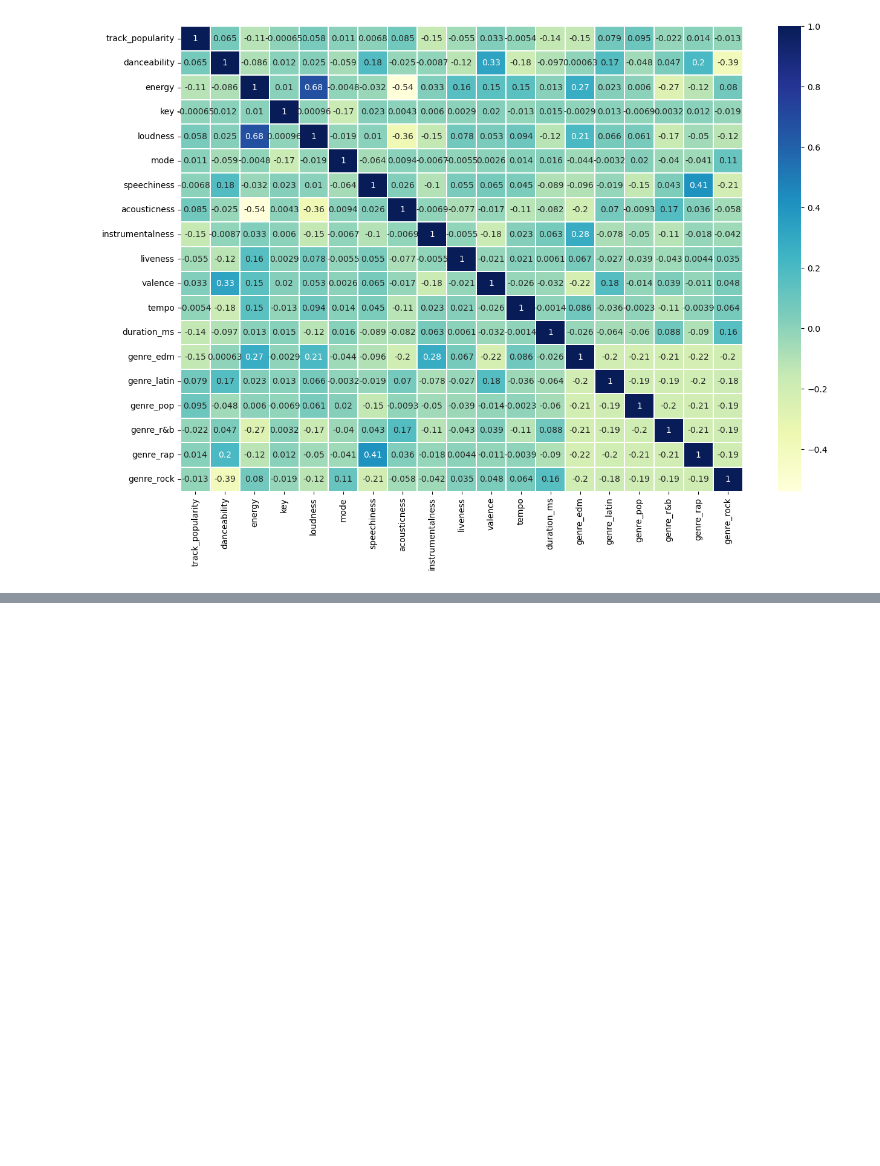
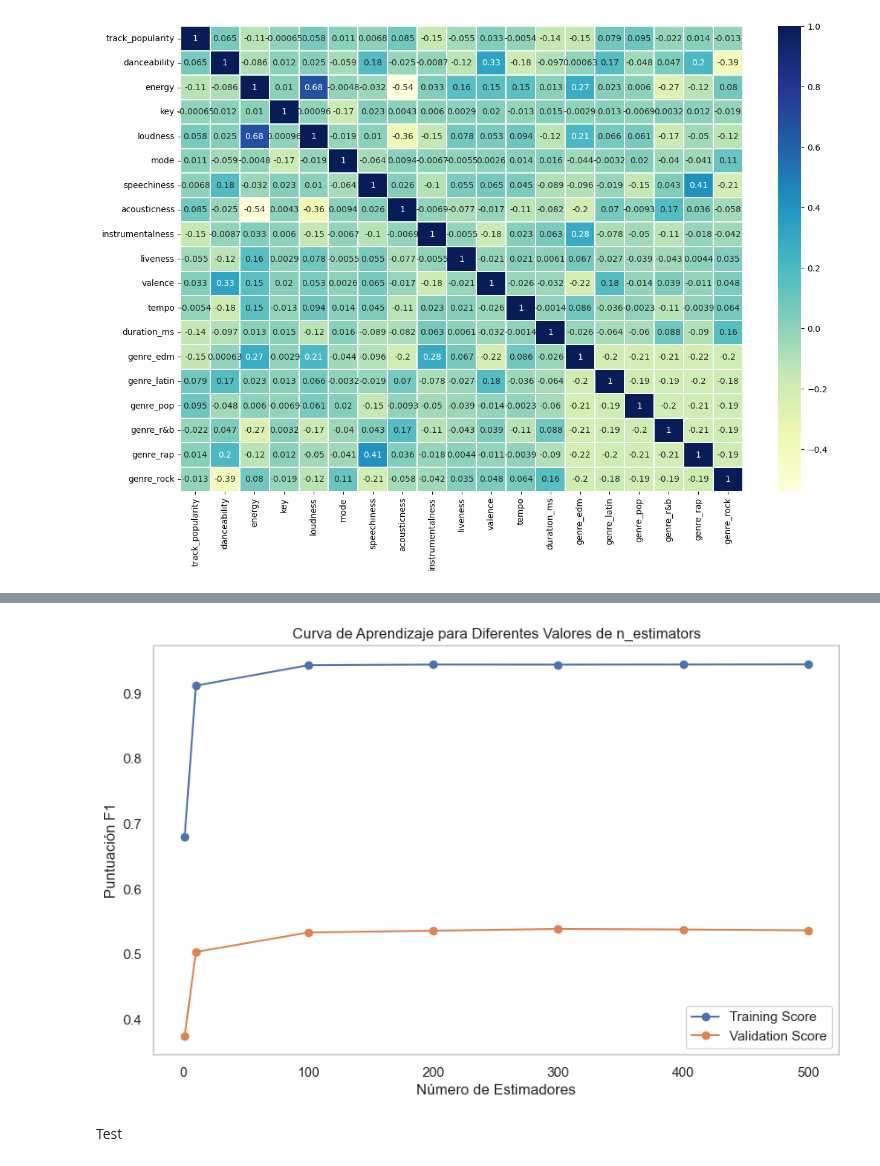
Before and after one commit to AndresOrantes/Portafolio_2_Mod2, a Jupyter notebook: Implementacion.ipynb, the cells around one changed output, grey strips where cells are left out. Drawn from its saved outputs; the diff is of its cells as text; code cells hidden in the pictures; blank space fills up the shorter version.

```diff
--- a/Implementacion.ipynb
+++ b/Implementacion.ipynb
@@ -123,0 +246,2 @@ Las correlaciones más fuertes con el género EDM son energía, ruido e instrume
+# %%
+x=x.drop(columns='liveness')
@@ -123,0 +250,3 @@ Las correlaciones más fuertes con el género EDM son energía, ruido e instrume
+# %%
+scaler=StandardScaler()
+xe=scaler.fit_transform(x)
@@ -123,0 +255,3 @@ Las correlaciones más fuertes con el género EDM son energía, ruido e instrume
+# %%
+X_train, X_test, y_train, y_test = train_test_split(xe, y, test_size=0.2, random_state=42)#
+X_train, X_val, y_train, y_val = train_test_split(X_train, y_train, test_size=0.125, random_state=42)#
@@ -123,0 +361,39 @@ Las correlaciones más fuertes con el género EDM son energía, ruido e instrume
+# %%
+import matplotlib.pyplot as plt
+from sklearn.ensemble import RandomForestClassifier
+from sklearn.model_selection import train_test_split
+from sklearn.metrics import f1_score, make_scorer
+
+# Supongamos que 'params_range' es el rango de valores para n_estimators
+params_range = [1,10,100, 200, 300,400,500]
+
+# Almacenar puntuaciones
+train_scores = []
+val_scores = []
+
+# Crear una función para calcular el puntaje
+scoring = make_scorer(f1_score, average='macro')
+
+# Dividir los datos en conjuntos de entrenamiento y validación si no se ha hecho antes
+# X_train, X_val, y_train, y_val = train_test_split(X_train, y_train, test_size=0.125, random_state=42)
+
+for param in params_range:
+    model = RandomForestClassifier(criterion='gini',max_features='sqrt',max_depth=50,min_samples_split=5,n_estimators=param, random_state=42)
+    model.fit(X_train, y_train)
+    train_scores.append(f1_score(y_train, model.predict(X_train), average='macro'))
+    val_scores.append(f1_score(y_val, model.predict(X_val), average='macro'))
+
+# Graficar las puntuaciones
+plt.figure(figsize=(10, 6))
+plt.plot(params_range, train_scores, label='Training Score', marker='o')
+plt.plot(params_range, val_scores, label='Validation Score', marker='o')
+plt.xlabel('Número de Estimadores')
+plt.ylabel('Puntuación F1')
+plt.legend()
+plt.grid()
+plt.title('Curva de Aprendizaje para Diferentes Valores de n_estimators')
+plt.show()
+# %% [output]
+[figure, added]
+# %% [markdown]
+Test
```
Also changed, not shown: parts of 36 cells of this notebook.
